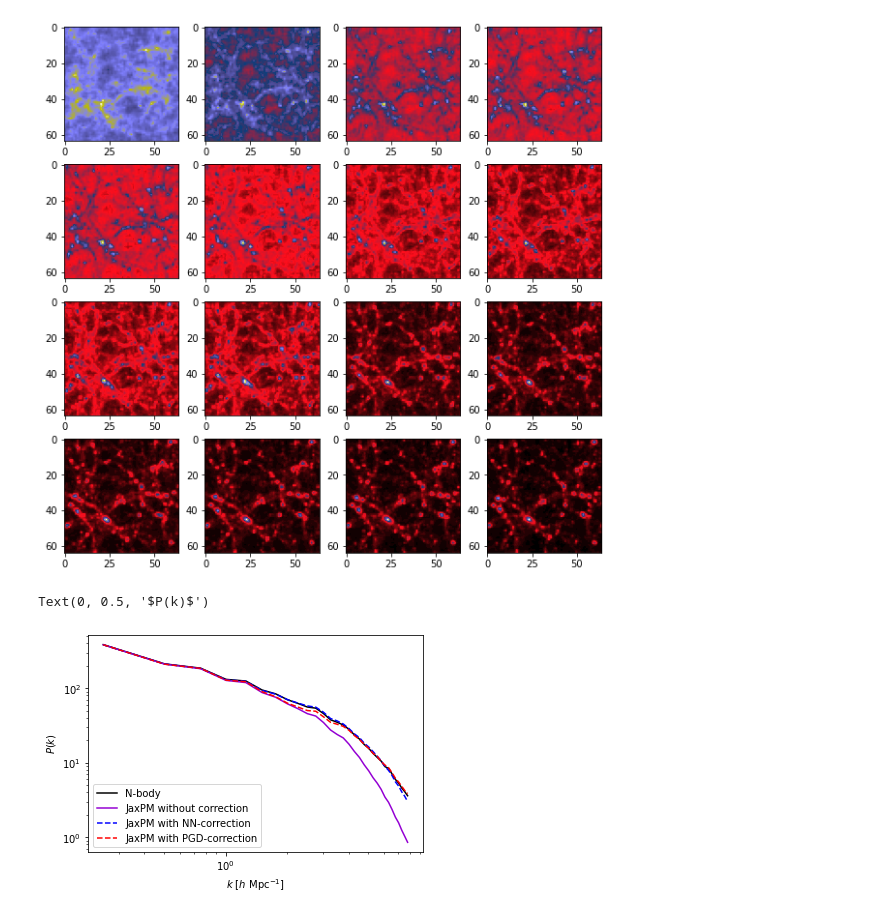
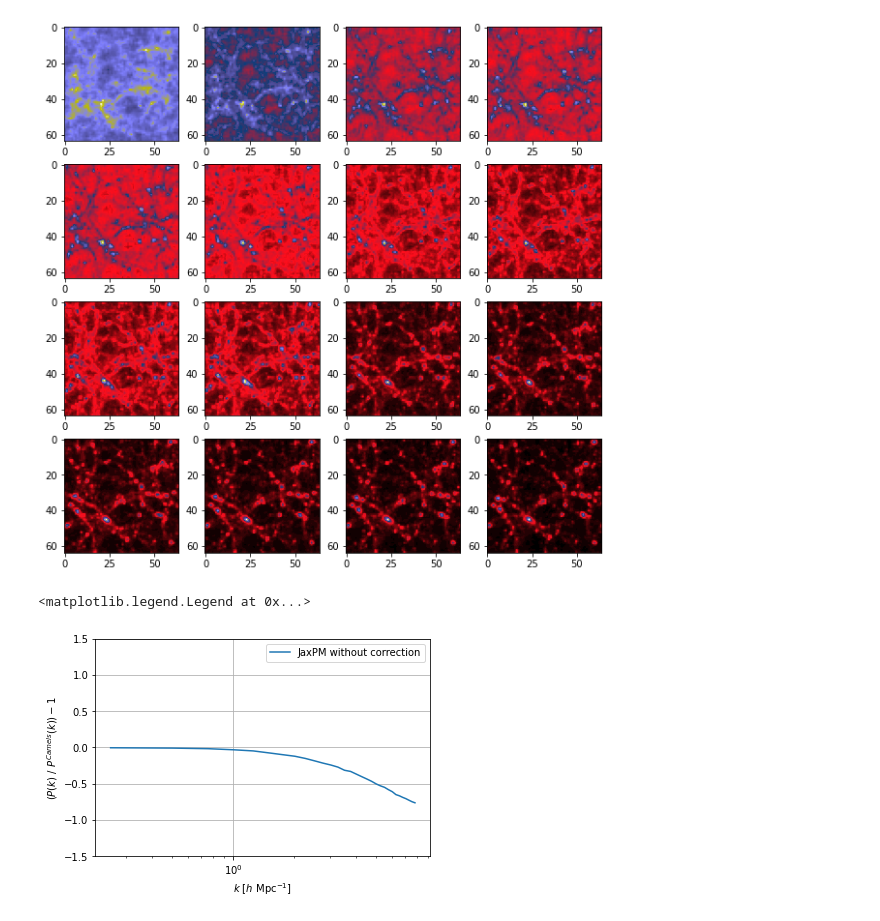
Before and after one commit to DifferentiableUniverseInitiative/jaxpm-paper, a Jupyter notebook: notebooks/NNvsPGD.ipynb, the cells around one changed output. Saved outputs shown, nothing was run; the diff lists cells and outputs as text; code cells hidden in the pictures.

```diff
--- a/notebooks/NNvsPGD.ipynb
+++ b/notebooks/NNvsPGD.ipynb
@@ -107,6 +109,16 @@ k, pk_i = power_spectrum(
       boxsize=np.array([25.] * 3),
       kmin=np.pi / 25.,
       dk=2 * np.pi / 25.)
+# %%
+semilogx(k, (pk_i/pk_ref)-1,label='JaxPM without correction')
+plt.xlabel(r"$k$ [$h \ \mathrm{Mpc}^{-1}$]")
+plt.ylabel(r"$ (P(k) \ / \ P^{Camels}(k))-1$")
+plt.grid(True)
+plt.ylim(-1.5,1.5)
+legend()
+# %% [output]
+<matplotlib.legend.Legend at 0x...>
+[figure, added]
 # %%
 model = hk.without_apply_rng(hk.transform(lambda x,a : NeuralSplineFourierFilter(n_knots=16, latent_size=32)(x,a)))
 import pickle
@@ -207,18 +218,3 @@ k, pk_pgd = power_spectrum(
       boxsize=np.array([25.] * 3),
       kmin=np.pi / 25.,
       dk=2 * np.pi / 25.)
-# %%
-
-loglog(k, pk_ref, label='N-body',color='black')
-loglog(k, pk_i, label='JaxPM without correction',color='darkviolet')
-loglog(k, pk_c, '--', label='JaxPM with NN-correction',color='blue')
-loglog(k, pk_pgd, '--', label='JaxPM with PGD-correction',color='red')
-legend()
-plt.xlabel(r"$k$ [$h \ \mathrm{Mpc}^{-1}$]")
-plt.ylabel(r"$P(k)$")
-
-
-#plt.savefig('../figures/camels_comparison.pdf')
-# %% [output]
-Text(0, 0.5, '$P(k)$')
-[figure, removed]
```
Also changed, not shown: parts of 10 cells of this notebook, 1 other file.
